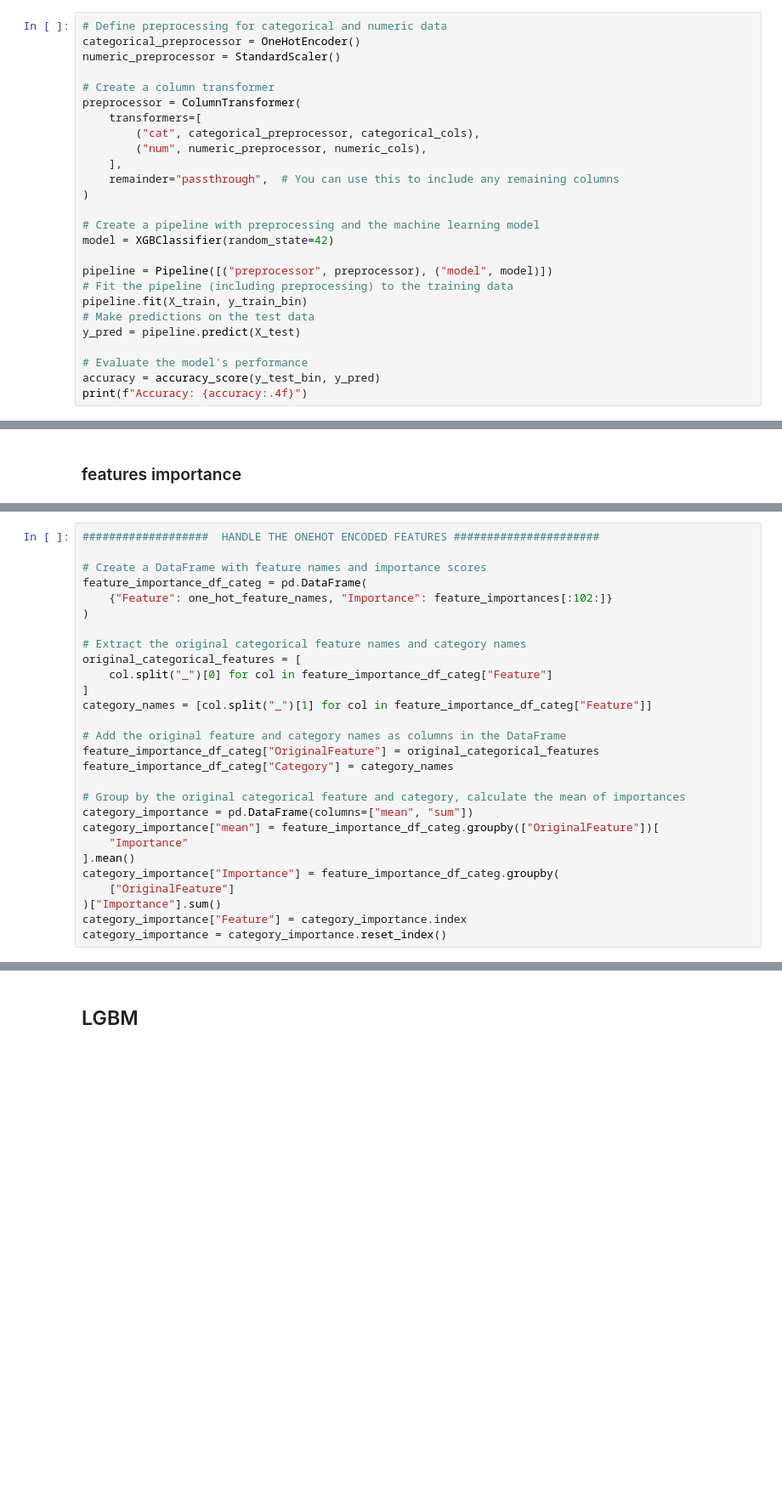
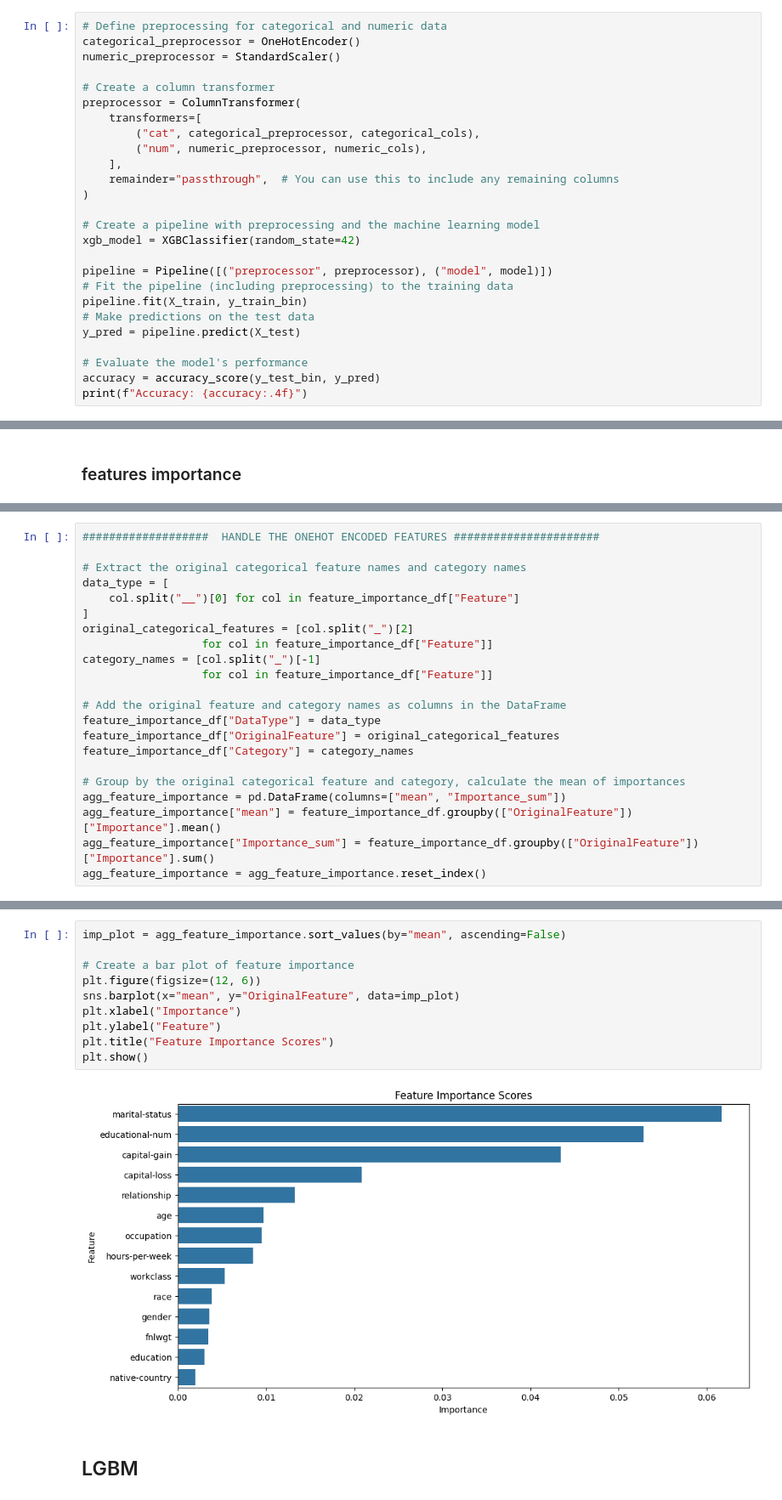
Before and after one commit to ConstanceGlly/Interpretability_and_Fairness_Income, a Jupyter notebook: Notebooks/Models.ipynb, the cells around one changed output, grey strips where cells are left out. Shown at 85% size. Cells and saved outputs as stored; diff of their text form; blank space fills up the shorter version.

```diff
--- a/Notebooks/Models.ipynb
+++ b/Notebooks/Models.ipynb
@@ -236,7 +229,7 @@ preprocessor = ColumnTransformer(
 )
 
 # Create a pipeline with preprocessing and the machine learning model
-model = XGBClassifier(random_state=42)
+xgb_model = XGBClassifier(random_state=42)
 
 pipeline = Pipeline([("preprocessor", preprocessor), ("model", model)])
 # Fit the pipeline (including preprocessing) to the training data
@@ -267,28 +256,22 @@ feature_importance_df = pd.DataFrame(
 # %%
 ###################  HANDLE THE ONEHOT ENCODED FEATURES ######################
 
-# Create a DataFrame with feature names and importance scores
-feature_importance_df_categ = pd.DataFrame(
-    {"Feature": one_hot_feature_names, "Importance": feature_importances[:102:]}
-)
-
 # Extract the original categorical feature names and category names
-original_categorical_features = [
-    col.split("_")[0] for col in feature_importance_df_categ["Feature"]
+data_type = [
+    col.split("__")[0] for col in feature_importance_df["Feature"]
 ]
-category_names = [col.split("_")[1] for col in feature_importance_df_categ["Feature"]]
+original_categorical_features = [col.split("_")[2]
+                  for col in feature_importance_df["Feature"]]
+category_names = [col.split("_")[-1]
+                  for col in feature_importance_df["Feature"]]
 
 # Add the original feature and category names as columns in the DataFrame
-feature_importance_df_categ["OriginalFeature"] = original_categorical_features
-feature_importance_df_categ["Category"] = category_names
+feature_importance_df["DataType"] = data_type
+feature_importance_df["OriginalFeature"] = original_categorical_features
+feature_importance_df["Category"] = category_names
 
 # Group by the original categorical feature and category, calculate the mean of importances
-category_importance = pd.DataFrame(columns=["mean", "sum"])
-category_importance["mean"] = feature_importance_df_categ.groupby(["OriginalFeature"])[
-    "Importance"
-].mean()
-category_importance["Importance"] = feature_importance_df_categ.groupby(
-    ["OriginalFeature"]
-)["Importance"].sum()
-category_importance["Feature"] = category_importance.index
-category_importance = category_importance.reset_index()
+agg_feature_importance = pd.DataFrame(columns=["mean", "Importance_sum"])
+agg_feature_importance["mean"] = feature_importance_df.groupby(["OriginalFeature"])["Importance"].mean()
+agg_feature_importance["Importance_sum"] = feature_importance_df.groupby(["OriginalFeature"])["Importance"].sum()
+agg_feature_importance = agg_feature_importance.reset_index()
@@ -307,6 +287,18 @@ plt.title("Feature Importance Scores")
 plt.show()
 # %% [output]
 [figure]
+# %%
+imp_plot = agg_feature_importance.sort_values(by="mean", ascending=False)
+
+# Create a bar plot of feature importance
+plt.figure(figsize=(12, 6))
+sns.barplot(x="mean", y="OriginalFeature", data=imp_plot)
+plt.xlabel("Importance")
+plt.ylabel("Feature")
+plt.title("Feature Importance Scores")
+plt.show()
+# %% [output]
+[figure, added]
 # %% [markdown]
 ## LGBM
 # %%
```
Also changed, not shown: parts of 16 cells of this notebook.
